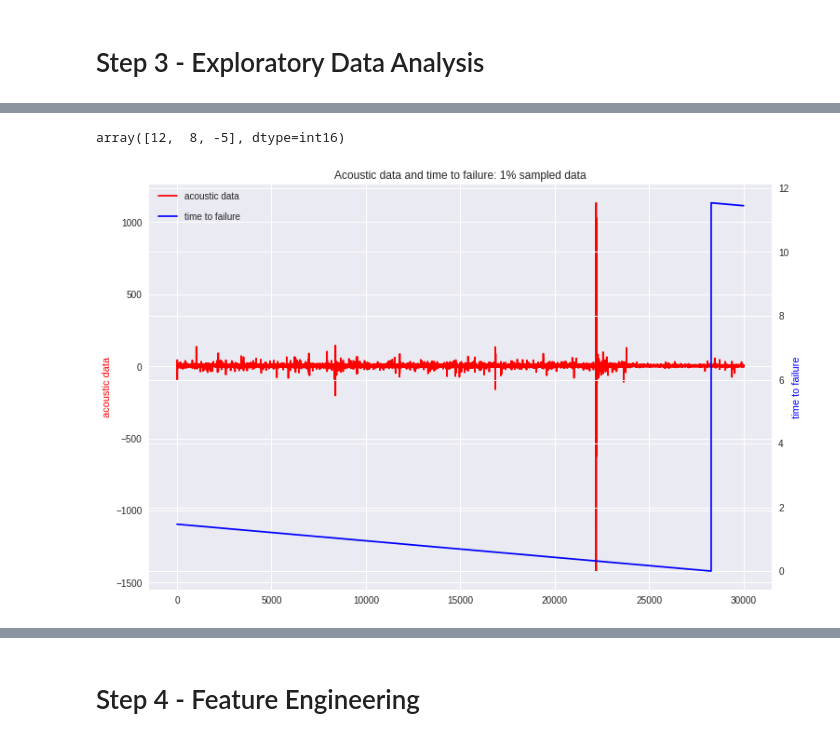
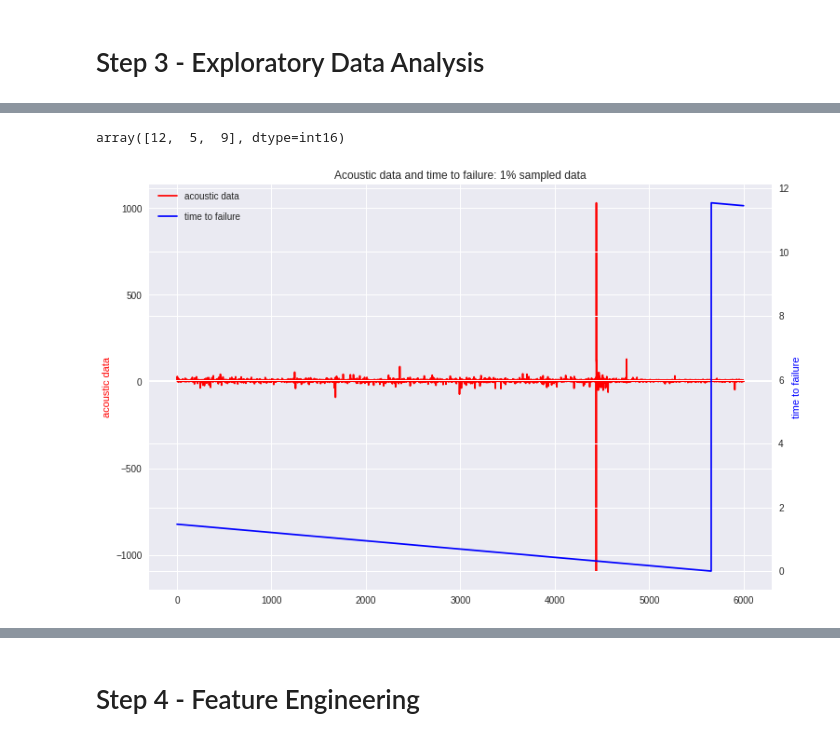
Before and after one commit to zioalex/Kaggle_Earthquake_challenge, a Jupyter notebook: Earthquake_Challenge.ipynb, the cells around one changed output, grey strips where cells are left out. Saved outputs shown, nothing was run; the diff lists cells and outputs as text; code cells hidden in the pictures.

```diff
--- a/Earthquake_Challenge.ipynb
+++ b/Earthquake_Challenge.ipynb
@@ -204,33 +207,33 @@ print(train_df.tail(10))
 5999998              3        11.452496
 5999999              3        11.452496
 # %%
-# :: the third value is a step function. It takes onlz the Nth number
-a = train['acoustic_data'].values[:9:4]
+# :: the third value is a step function. It takes only the Nth number
+a = train_df['acoustic_data'].values[:9:3]
 a
 # %% [output]
-array([12,  8, -5], dtype=int16)
+array([12,  5,  9], dtype=int16)
 # %%
 #visualize 1% of samples data, first 100 datapoints
-train_ad_sample_df = train['acoustic_data'].values[::200]
-train_ttf_sample_df = train['time_to_failure'].values[::200]
+train_ad_sample_df = train_df['acoustic_data'].values[::1000]
+train_ttf_sample_df = train_df['time_to_failure'].values[::1000]
 
 #function for plotting based on both features
 def plot_acc_ttf_data(train_ad_sample_df, train_ttf_sample_df, title="Acoustic data and time to failure: 1% sampled data"):
     fig, ax1 = plt.subplots(figsize=(12, 8))
     plt.title(title)
     plt.plot(train_ad_sample_df, color='r')
     ax1.set_ylabel('acoustic data', color='r')
     plt.legend(['acoustic data'], loc=(0.01, 0.95))
     ax2 = ax1.twinx()
     plt.plot(train_ttf_sample_df, color='b')
     ax2.set_ylabel('time to failure', color='b')
     plt.legend(['time to failure'], loc=(0.01, 0.9))
     plt.grid(True)
 
 plot_acc_ttf_data(train_ad_sample_df, train_ttf_sample_df)
 del train_ad_sample_df
 del train_ttf_sample_df
 # %% [output]
-[figure, old version]
+[figure, new version]
 # %% [markdown]
 ![alt text](https://www.kaggleusercontent.com/kf/10364757/eyJhbGciOiJkaXIiLCJlbmMiOiJBMTI4Q0JDLUhTMjU2In0..onsybg1U7xvMy-GjJdYtTA.RUVJoAZ7sxCnRNmM1WTjXMjmsl7raHI_FzIYc0vh0poV3hcKVMrr2GRPCwlr_urWqByjmahePNQlEFEsBBUO2meVZXzX-HjRQuU40ySqElezoc9HLF7nGBMCKPSYt-HPZAsGHnXBtkXV8qVOZlu5BWddQp7wthNJ5JkSftT41GM.vS5mBigypyc7eNri4zC2rQ/__results___files/__results___12_0.png)
```
Also changed, not shown: parts of 11 cells of this notebook.
